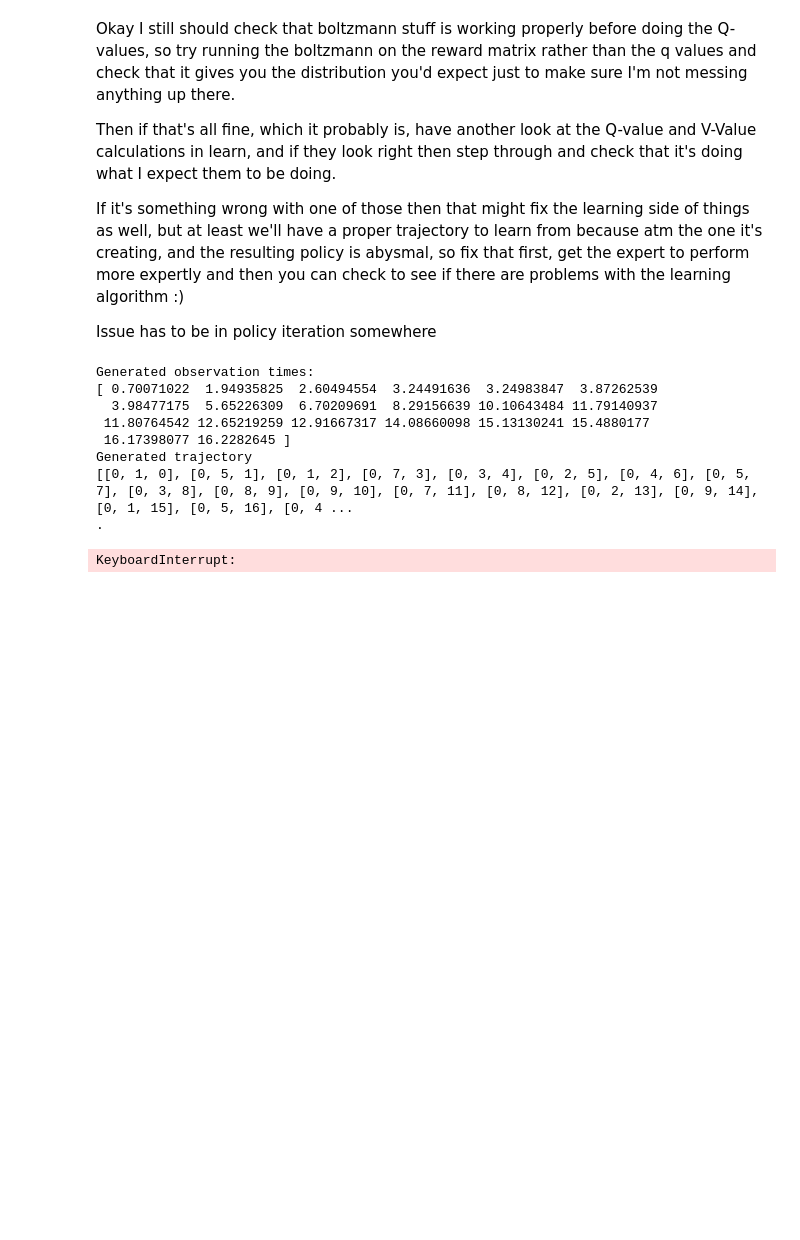
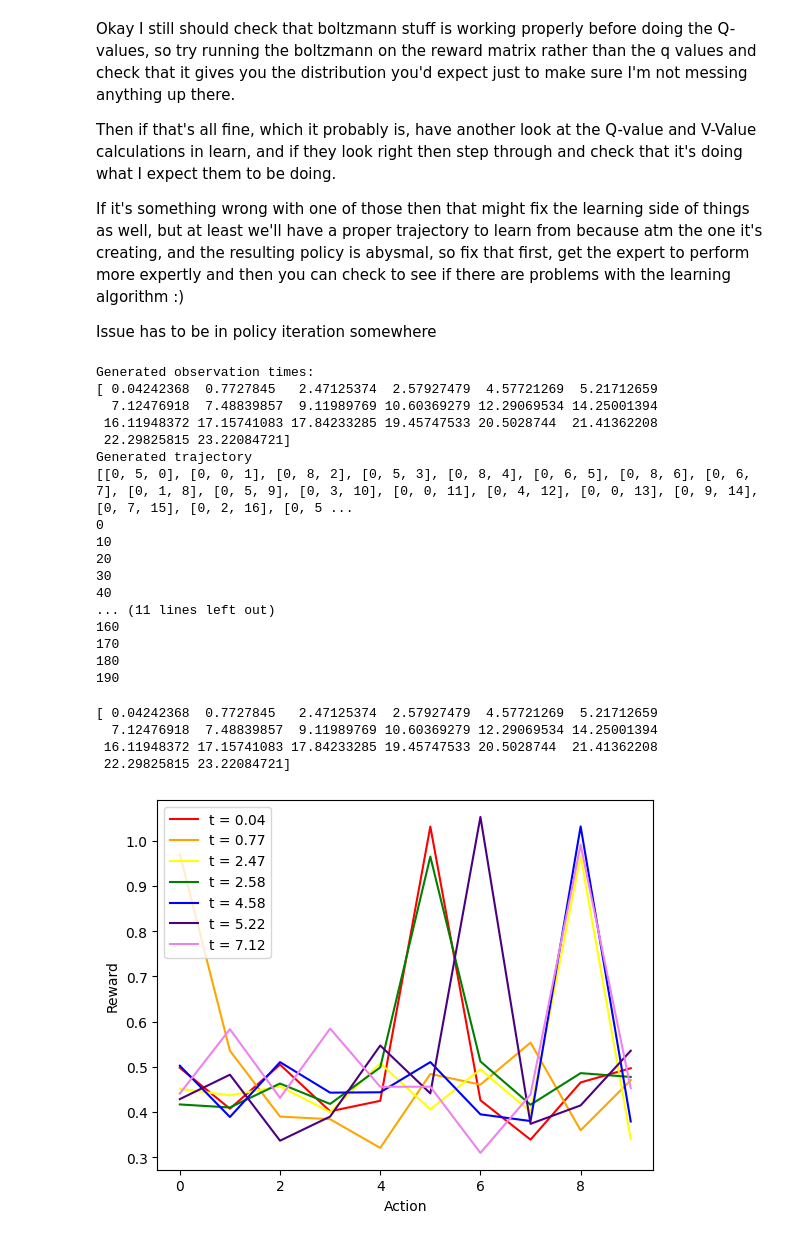
Before and after one commit to tommstuart/IRLProject, a Jupyter notebook: src/testing.ipynb, the cells around one changed output. Saved outputs shown, nothing was run; the diff lists cells and outputs as text; code cells hidden in the pictures; blank space fills up the shorter version.

```diff
--- a/src/testing.ipynb
+++ b/src/testing.ipynb
@@ -40,34 +40,54 @@ for s in range(env.n_states):
         for t in range(len(observation_times)):
             optimal_q_values[s,a,t] = compute_q_with_values(env,s,a,t,optimal_values,R)
 
-b = Boltzmann(optimal_q_values, env.actions, alpha = 1.5)
+b = Boltzmann(optimal_q_values, env.actions, alpha = 0.5)
 observations = generate_trajectory(env,b,observation_times)
 
 print("Generated trajectory")
 print(observations)
 
-n_samples = 100
+n_samples = 200
 learned_rewards = []
 for i in range(n_samples):
-    if i%10 == 0:
-        print(".")
+    if (i%10 == 0):
+        print(i)
     learned_rewards.append((policy_walk(env,observations,optimal_q_values)))
-
+#Took 4 minutes to get 100 samples
 # print("Running policy walk")
 # learned_R = policy_walk(env, observations, optimal_q_values) # there's a better way than passing in the Q* values but I cba dealing with it now
 # print("finished learning policy")
 # %% [output]
 Generated observation times:
-[ 0.70071022  1.94935825  2.60494554  3.24491636  3.24983847  3.87262539
-  3.98477175  5.65226309  6.70209691  8.29156639 10.10643484 11.79140937
- 11.80764542 12.65219259 12.91667317 14.08660098 15.13130241 15.4880177
- 16.17398077 16.2282645 ]
+[ 0.04242368  0.7727845   2.47125374  2.57927479  4.57721269  5.21712659
+  7.12476918  7.48839857  9.11989769 10.60369279 12.29069534 14.25001394
+ 16.11948372 17.15741083 17.84233285 19.45747533 20.5028744  21.41362208
+ 22.29825815 23.22084721]
 Generated trajectory
-[[0, 1, 0], [0, 5, 1], [0, 1, 2], [0, 7, 3], [0, 3, 4], [0, 2, 5], [0, 4, 6], [0, 5, 7], [0, 3, 8], [0, 8, 9], [0, 9, 10], [0, 7, 11], [0, 8, 12], [0, 2, 13], [0, 9, 14], [0, 1, 15], [0, 5, 16], [0, 4 ...
-.
+[[0, 5, 0], [0, 0, 1], [0, 8, 2], [0, 5, 3], [0, 8, 4], [0, 6, 5], [0, 8, 6], [0, 6, 7], [0, 1, 8], [0, 5, 9], [0, 3, 10], [0, 0, 11], [0, 4, 12], [0, 0, 13], [0, 9, 14], [0, 7, 15], [0, 2, 16], [0, 5 ...
+0
+10
+20
+30
+40
+... (11 lines left out)
+160
+170
+180
+190
-KeyboardInterrupt:
-# %%
-print(learned_R.shape)
-for t in range(len(observations)):
-    plt.plot(learned_R[0,:,t])
-    plt.show()
+# %%
+avg_reward = np.average(np.asarray(learned_rewards),axis = 0)
+print(observation_times)
+colors = ["red", "orange","yellow","green","blue","indigo","violet"]
+for t in range(7):
+    label = "t = " + format(round(observation_times[t],2))
+    plt.plot(avg_reward[0,:,t], color=colors[t], label = label)
+plt.ylabel("Reward")
+plt.xlabel("Action")
+plt.legend()
+plt.show()
+# %% [output]
+[ 0.04242368  0.7727845   2.47125374  2.57927479  4.57721269  5.21712659
+  7.12476918  7.48839857  9.11989769 10.60369279 12.29069534 14.25001394
+ 16.11948372 17.15741083 17.84233285 19.45747533 20.5028744  21.41362208
+ 22.29825815 23.22084721]
+[figure, added]
```
Also changed, not shown: parts of 5 cells of this notebook, 2 other files.
